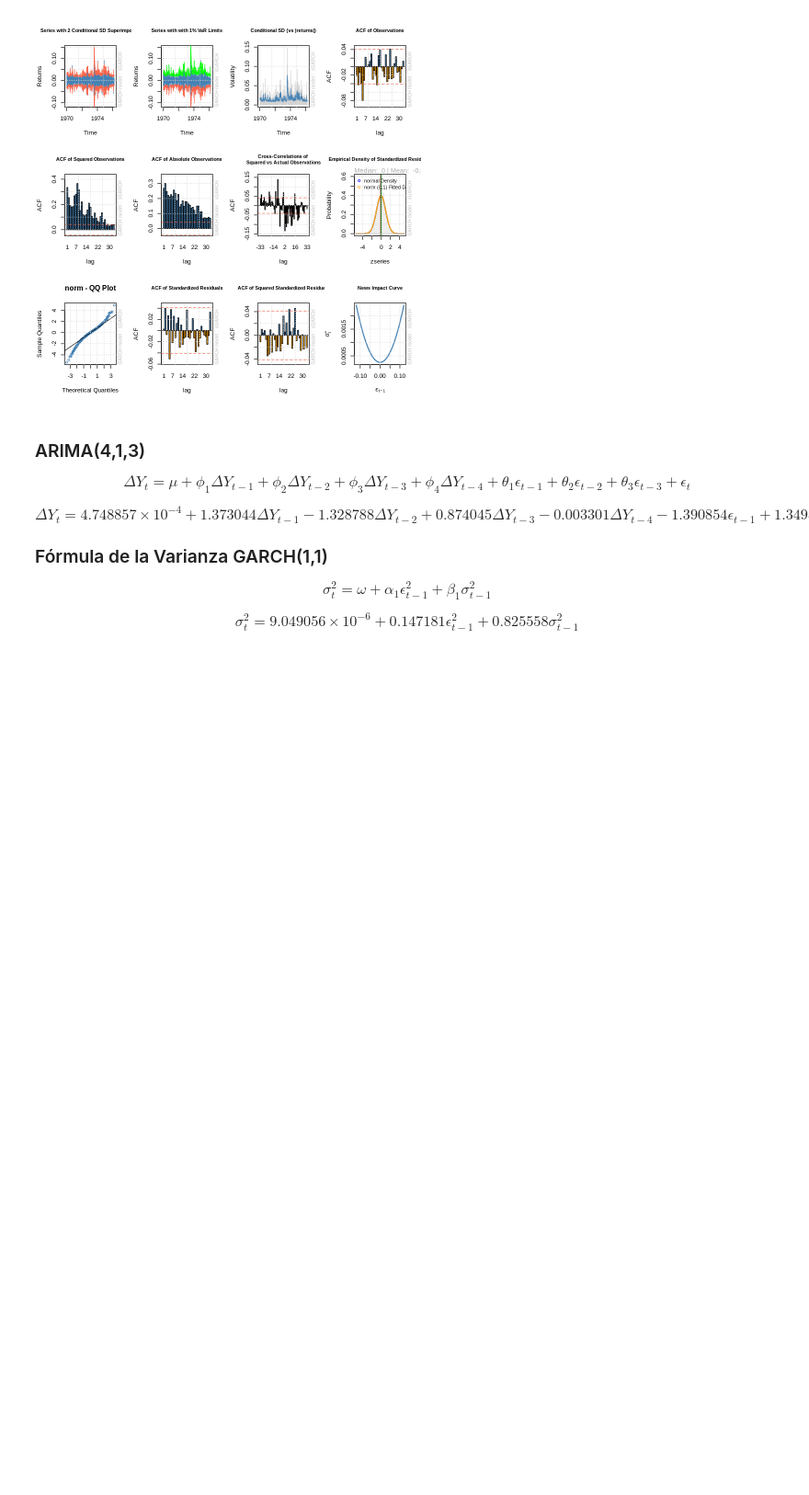
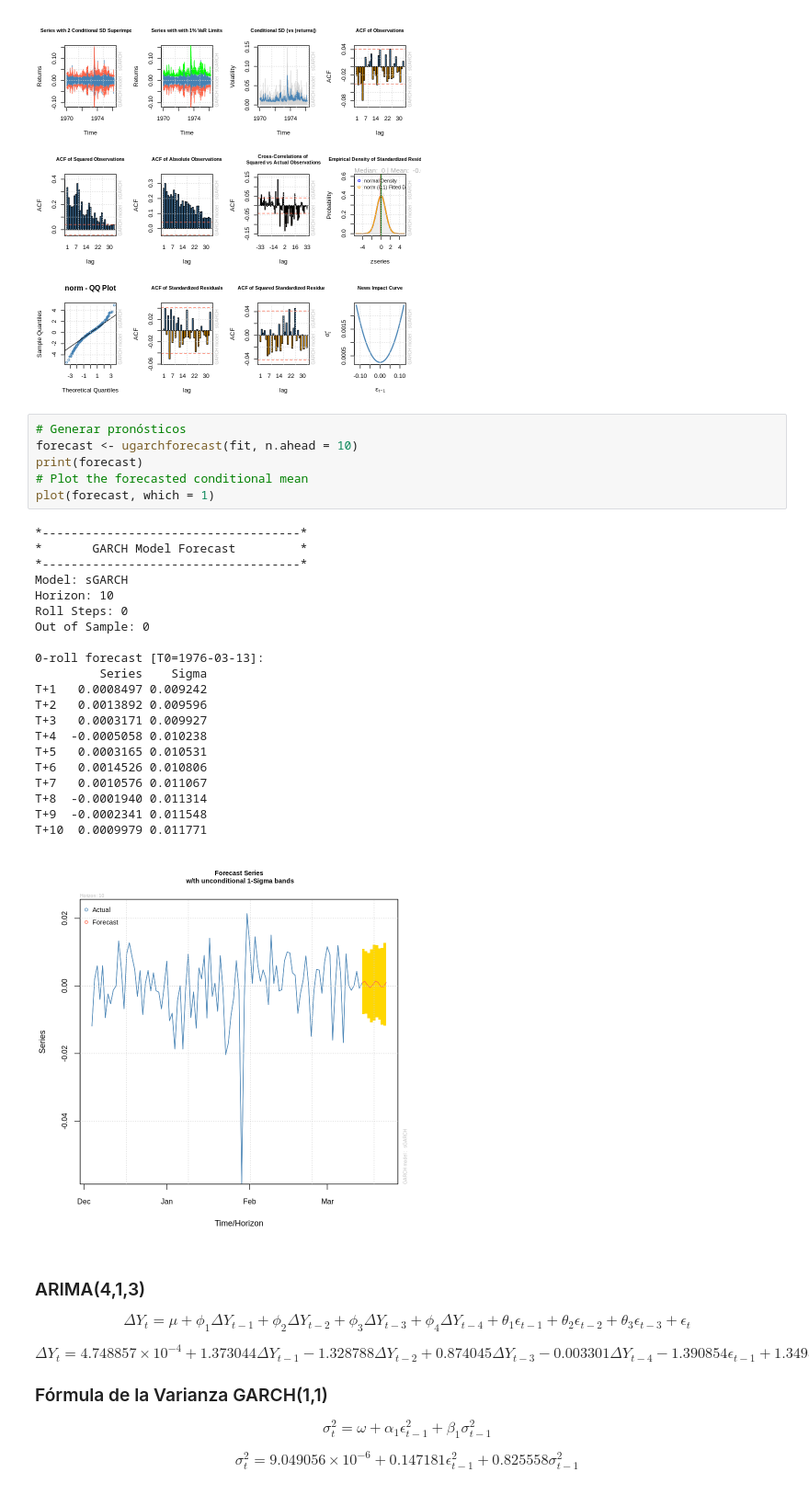
Before and after one commit to juanandres-montero/macroeconometria, a Jupyter notebook: Laboratorio_08_Arch_y_Garch.ipynb, the cells around one changed output. Shown at 92% size. Cells and saved outputs as stored; diff of their text form; blank space fills up the shorter version.

```diff
--- a/Laboratorio_08_Arch_y_Garch.ipynb
+++ b/Laboratorio_08_Arch_y_Garch.ipynb
@@ -324,6 +314,34 @@ plot(fit, which = "all")
 # %% [output]
 please wait...calculating quantiles...
 [figure]
+# %%
+# Generar pronósticos
+forecast <- ugarchforecast(fit, n.ahead = 10)
+print(forecast)
+# Plot the forecasted conditional mean
+plot(forecast, which = 1)
+# %% [output]
+*------------------------------------*
+*       GARCH Model Forecast         *
+*------------------------------------*
+Model: sGARCH
+Horizon: 10
+Roll Steps: 0
+Out of Sample: 0
+
+0-roll forecast [T0=1976-03-13]:
+         Series    Sigma
+T+1   0.0008497 0.009242
+T+2   0.0013892 0.009596
+T+3   0.0003171 0.009927
+T+4  -0.0005058 0.010238
+T+5   0.0003165 0.010531
+T+6   0.0014526 0.010806
+T+7   0.0010576 0.011067
+T+8  -0.0001940 0.011314
+T+9  -0.0002341 0.011548
+T+10  0.0009979 0.011771
+[figure, added]
 # %% [markdown]
 ### ARIMA(4,1,3)
 
```
Also changed, not shown: parts of 2 cells of this notebook.
